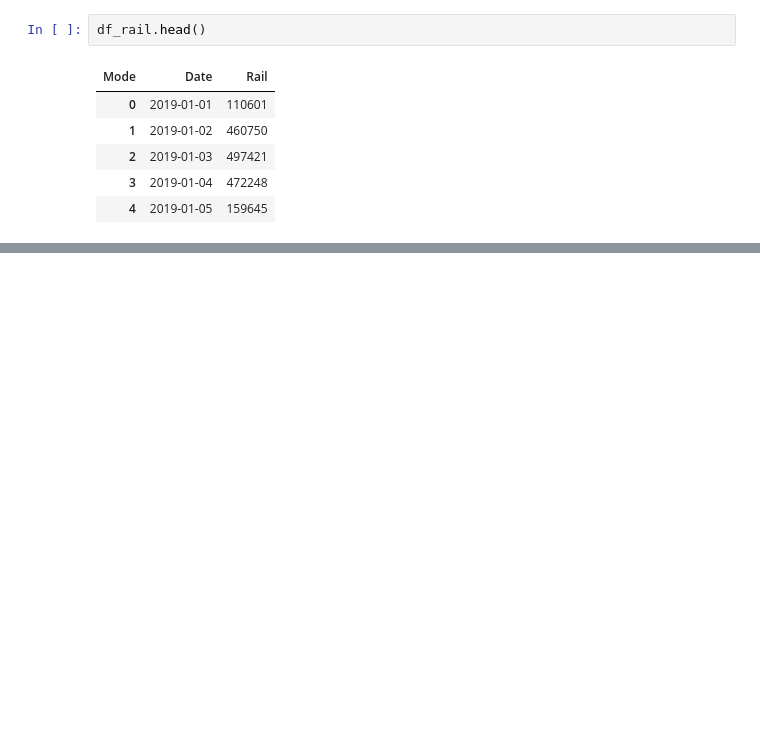
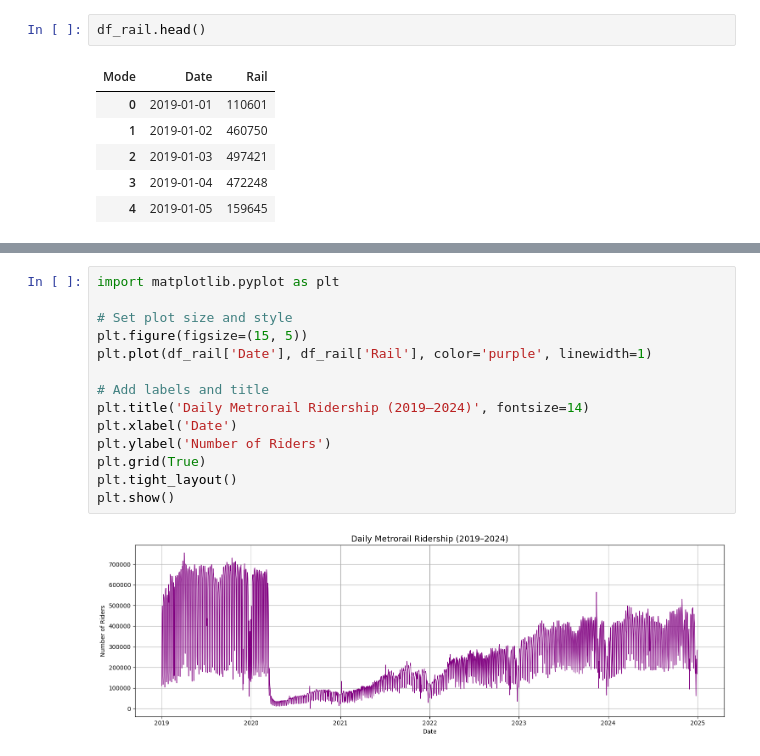
Before and after one commit to drodmay1/metro-ridership-capstone, a Jupyter notebook: notebooks/01_data_overview.ipynb, the cells around one changed output, grey strips where cells are left out. Cells and saved outputs as stored; diff of their text form; blank space fills up the shorter version.

```diff
--- a/notebooks/01_data_overview.ipynb
+++ b/notebooks/01_data_overview.ipynb
@@ -85,0 +91,16 @@ df_rail.head()
+# %%
+import matplotlib.pyplot as plt
+
+# Set plot size and style
+plt.figure(figsize=(15, 5))
+plt.plot(df_rail['Date'], df_rail['Rail'], color='purple', linewidth=1)
+
+# Add labels and title
+plt.title('Daily Metrorail Ridership (2019–2024)', fontsize=14)
+plt.xlabel('Date')
+plt.ylabel('Number of Riders')
+plt.grid(True)
+plt.tight_layout()
+plt.show()
+# %% [output]
+[figure, added]
```
Also changed, not shown: parts of 3 cells of this notebook.
